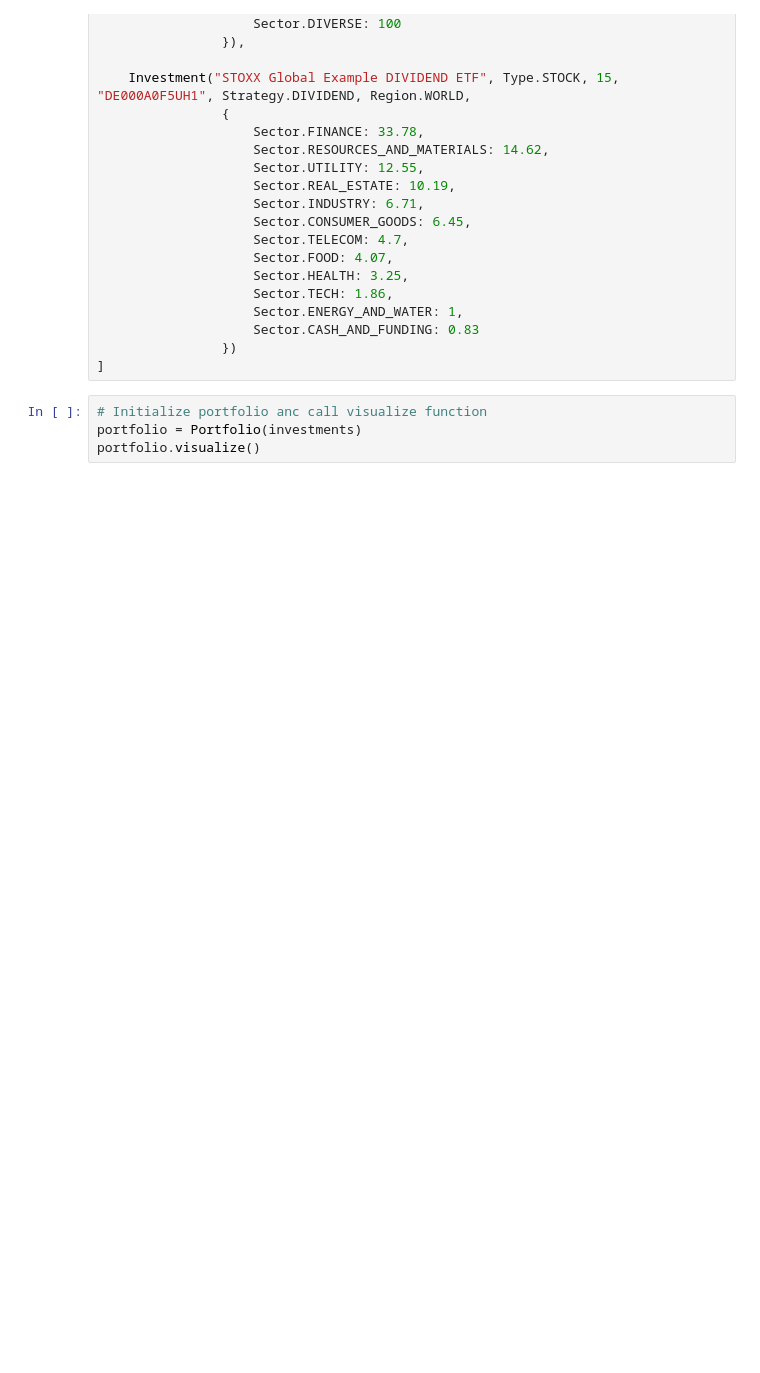
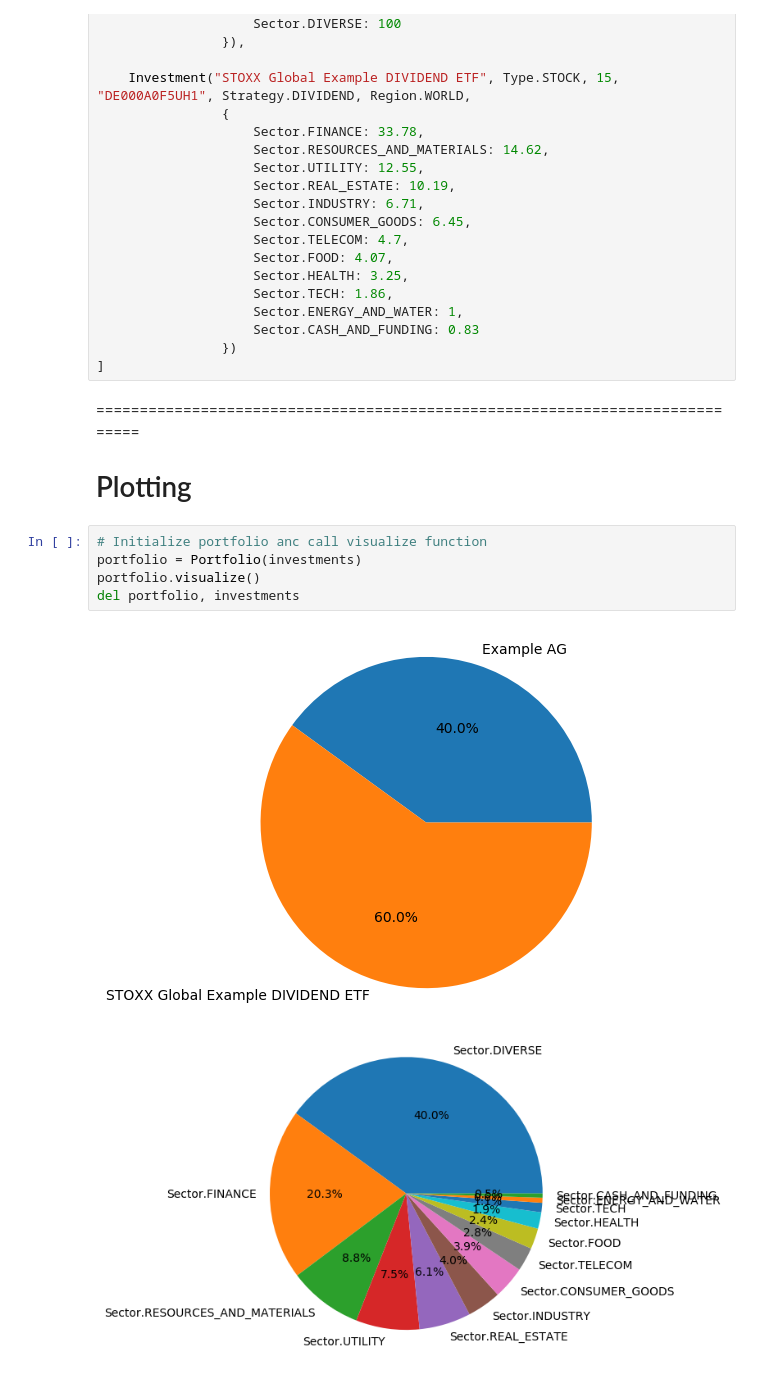
Before and after one commit to justfaked/porfolio_manager, a Jupyter notebook: portfolio_manager.ipynb, the cells around one changed output. Drawn from its saved outputs; the diff is of its cells as text; blank space fills up the shorter version.

```diff
--- a/portfolio_manager.ipynb
+++ b/portfolio_manager.ipynb
@@ -208,7 +222,14 @@ investments = [
                     Sector.CASH_AND_FUNDING: 0.83
                 })
 ]
+# %% [markdown]
+=============================================================================
+# Plotting
 # %%
 # Initialize portfolio anc call visualize function
 portfolio = Portfolio(investments)
 portfolio.visualize()
+del portfolio, investments
+# %% [output]
+[figure, added]
+[figure, added]
```
Also changed, not shown: parts of 6 cells of this notebook.
